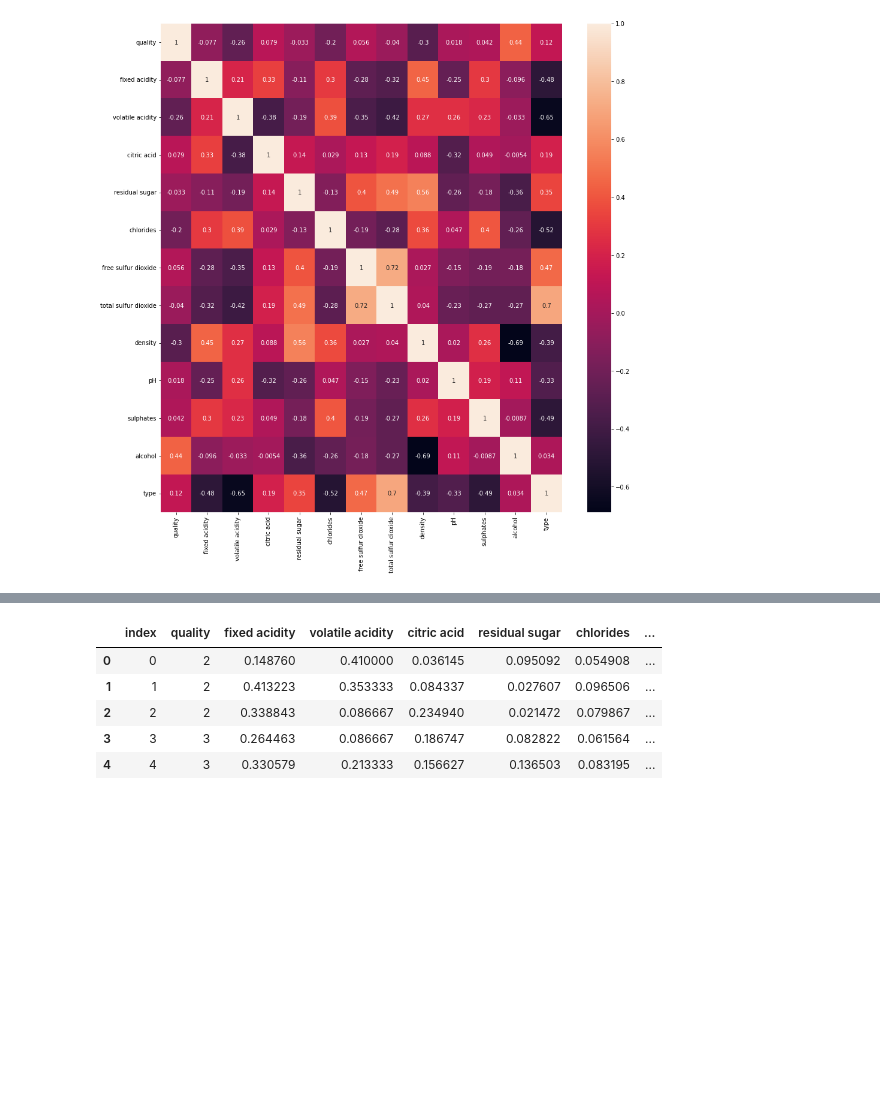
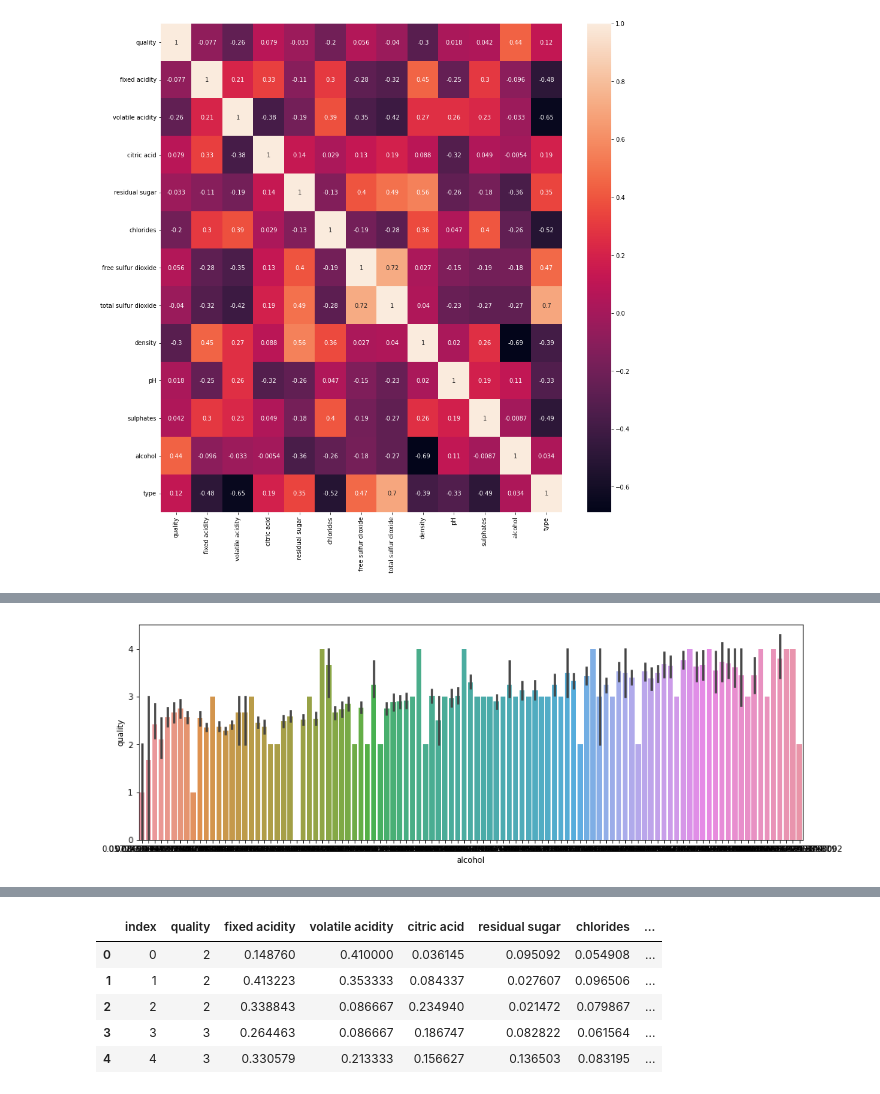
Before and after one commit to CreatePath/ML-Study, a Jupyter notebook: DeepLearning/Python_DeepLearning/my_wine_classification.ipynb, the cells around one changed output, grey strips where cells are left out. Cells and saved outputs as stored; diff of their text form; code cells hidden in the pictures; blank space fills up the shorter version.

```diff
--- a/DeepLearning/Python_DeepLearning/my_wine_classification.ipynb
+++ b/DeepLearning/Python_DeepLearning/my_wine_classification.ipynb
@@ -115,3 +120,10 @@ plt.show()
+# %%
+plt.figure(figsize=(15,5))
+sns.barplot(x='alcohol', y='quality', estimator=np.mean, data=train)
+plt.show()
+# 전반적으로 알코올이 높으면 등급이 높아지는 경향이 보인다.
+# %% [output]
+[figure, added]
 # %%
 # bins = [0.0, 0.1, 0.3, 0.5, 0.7, 1.0]
 # labels = ['xs', 's', 'm', 'l', 'xl']
```
Also changed, not shown: parts of 22 cells of this notebook, 1 other file.
